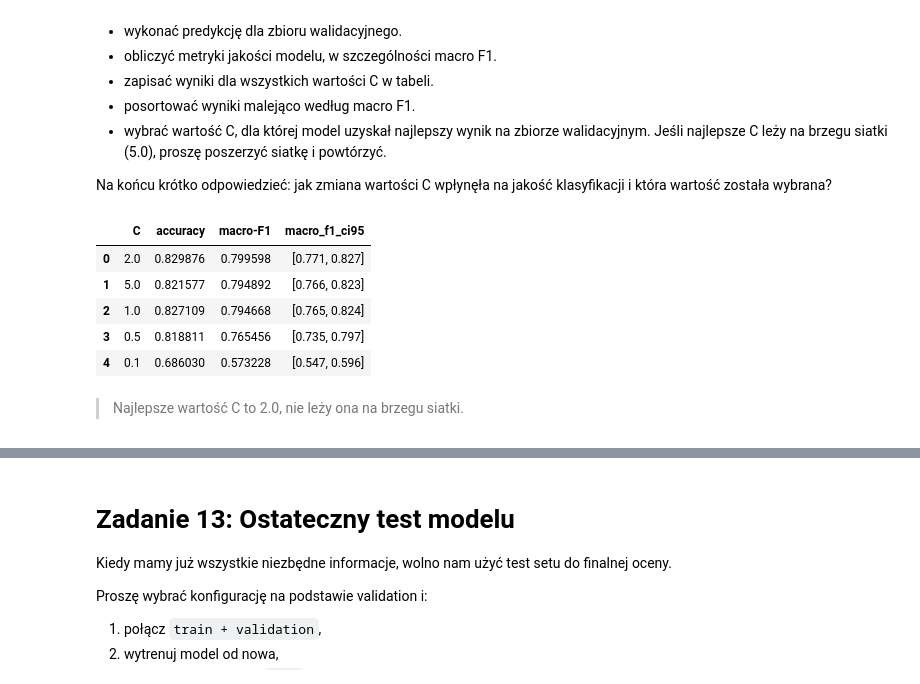
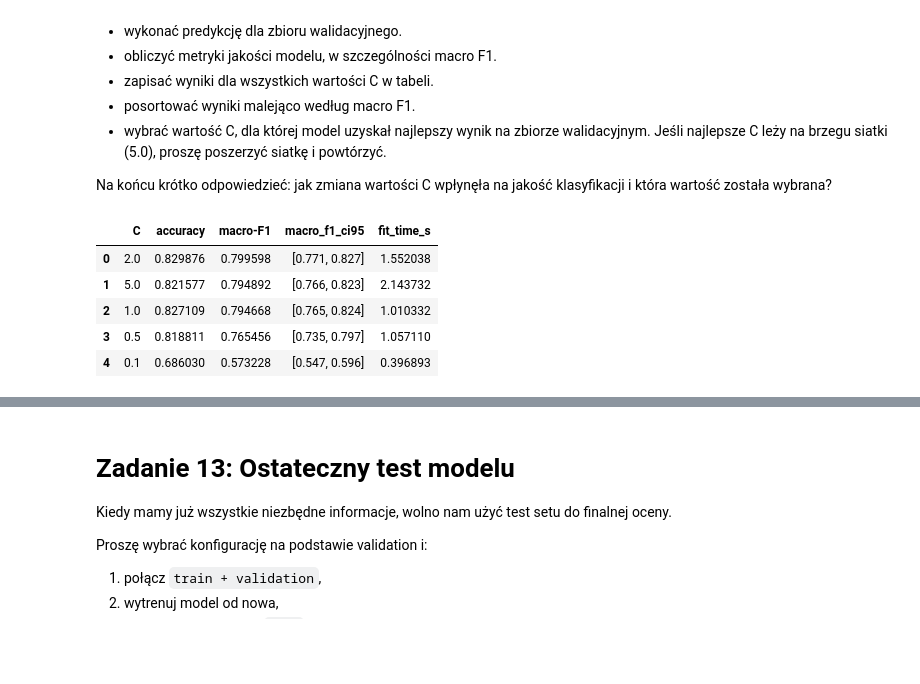
Before and after one commit to Monnkes/nlp, a Jupyter notebook: 002_Baseline.ipynb, the cells around one changed output, grey strips where cells are left out. Cells and saved outputs as stored; diff of their text form; code cells hidden in the pictures; blank space fills up the shorter version.

```diff
--- a/002_Baseline.ipynb
+++ b/002_Baseline.ipynb
@@ -603,10 +603,10 @@ Proszę użyć tego samego LinearSVC.
 #TODO: ablation_study
 
 variants = {
-    "word (1,1)": TfidfVectorizer(analyzer="word", ngram_range=(1, 1), min_df=2, max_features=50_000, sublinear_tf=True),
-    "word (1,3)": TfidfVectorizer(analyzer="word", ngram_range=(1, 3), min_df=2, max_features=50_000, sublinear_tf=True),
-    "char_wb (2,4)": TfidfVectorizer(analyzer="char_wb", ngram_range=(2, 4), min_df=2, max_features=50_000, sublinear_tf=True),
-    "word (1,2), min_df=5": TfidfVectorizer(analyzer="word", ngram_range=(1, 2), min_df=5, max_features=50_000, sublinear_tf=True),
+    "word (1,1)": TfidfVectorizer(analyzer="word", ngram_range=(1, 1), min_df=2, max_features=50000, sublinear_tf=True),
+    "word (1,3)": TfidfVectorizer(analyzer="word", ngram_range=(1, 3), min_df=2, max_features=50000, sublinear_tf=True),
+    "char_wb (2,4)": TfidfVectorizer(analyzer="char_wb", ngram_range=(2, 4), min_df=2, max_features=50000, sublinear_tf=True),
+    "word (1,2), min_df=5": TfidfVectorizer(analyzer="word", ngram_range=(1, 2), min_df=5, max_features=50000, sublinear_tf=True),
 }
 
 ablation_results = []
@@ -1084,33 +1084,37 @@ Na końcu krótko odpowiedzieć: jak zmiana wartości C wpłynęła na jakość
 # %%
 # TODO: strojenie C na validation (nie na test!)
 
 tfidf_c = clone(word_tfidf)
+
 X_train_c = tfidf_c.fit_transform(train_df["text_norm"])
 X_val_c = tfidf_c.transform(val_df["text_norm"])
 
 C_GRID = [0.1, 0.5, 1.0, 2.0, 5.0]
 c_results = []
 
 for C in C_GRID:
     clf = LogisticRegression(C=C, max_iter=1000, random_state=RANDOM_STATE)
+
+    start = time.perf_counter()
     clf.fit(X_train_c, train_df["target"])
+    fit_s = time.perf_counter() - start
+
     pred = clf.predict(X_val_c)
 
     f1, lo, hi = bootstrap_ci(val_df["target"], pred, macro_f1)
     c_results.append({
         "C": C,
         "accuracy": accuracy_score(val_df["target"], pred),
         "macro-F1": f1,
-        "macro_f1_ci95": f"[{lo:.3f}, {hi:.3f}]"
+        "macro_f1_ci95": f"[{lo:.3f}, {hi:.3f}]",
+        "fit_time_s": fit_s
     })
 
 pd.DataFrame(c_results).sort_values("macro-F1", ascending=False).reset_index(drop=True)
 # %% [output]
-|  | C | accuracy | macro-F1 | macro_f1_ci95 |
-| 0 | 2.0 | 0.829876 | 0.799598 | [0.771, 0.827] |
-| 1 | 5.0 | 0.821577 | 0.794892 | [0.766, 0.823] |
-| 2 | 1.0 | 0.827109 | 0.794668 | [0.765, 0.824] |
-| 3 | 0.5 | 0.818811 | 0.765456 | [0.735, 0.797] |
-| 4 | 0.1 | 0.686030 | 0.573228 | [0.547, 0.596] |
+|  | C | accuracy | macro-F1 | macro_f1_ci95 | fit_time_s |
+| 0 | 2.0 | 0.829876 | 0.799598 | [0.771, 0.827] | 1.552038 |
+| 1 | 5.0 | 0.821577 | 0.794892 | [0.766, 0.823] | 2.143732 |
+| 2 | 1.0 | 0.827109 | 0.794668 | [0.765, 0.824] | 1.010332 |
+| 3 | 0.5 | 0.818811 | 0.765456 | [0.735, 0.797] | 1.057110 |
+| 4 | 0.1 | 0.686030 | 0.573228 | [0.547, 0.596] | 0.396893 |
-# %% [markdown]
-> Najlepsze wartość C to 2.0, nie leży ona na brzegu siatki.
```
Also changed, not shown: parts of 31 cells of this notebook, 7 other files.
